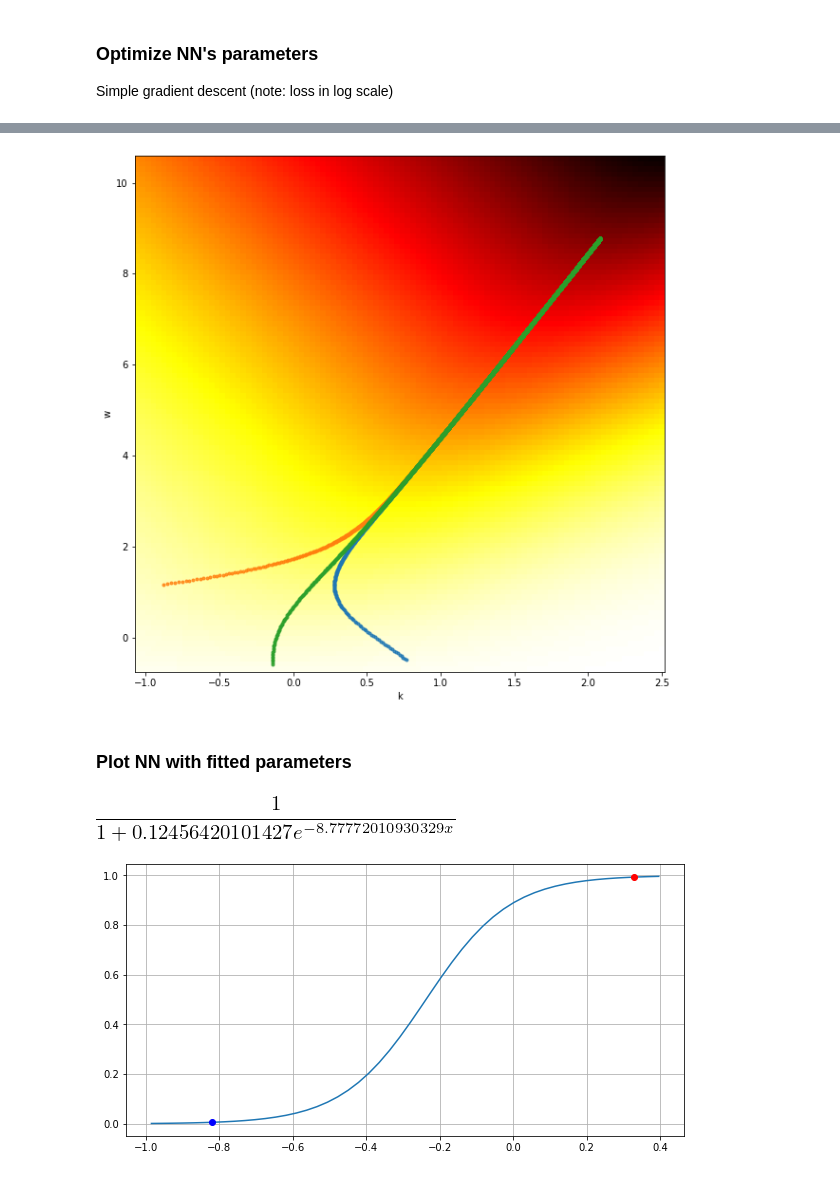
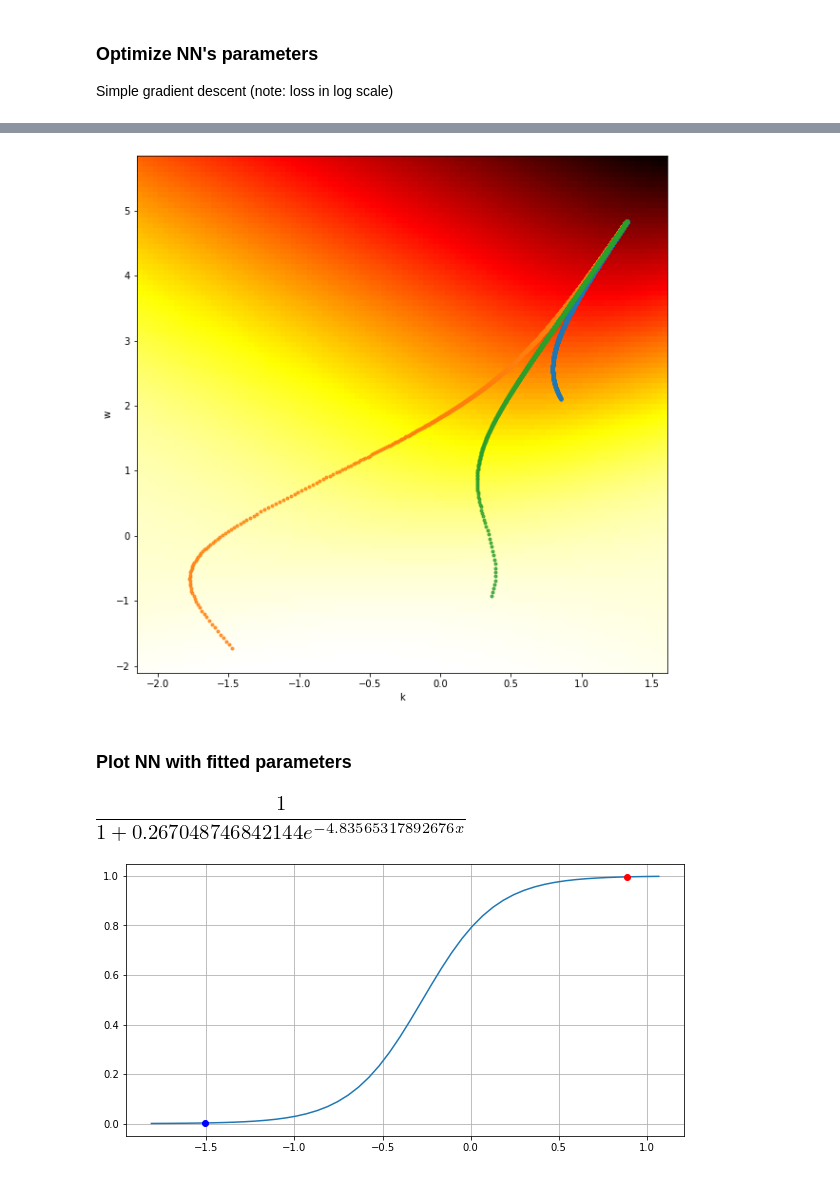
Before and after one commit to gmacario/10k, a Jupyter notebook: NN1 Neural Networks intro.ipynb, the cells around one changed output, grey strips where cells are left out. Saved outputs shown, nothing was run; the diff lists cells and outputs as text; code cells hidden in the pictures.

Commit message:
Add Learning Rate

```diff
--- a/NN1 Neural Networks intro.ipynb
+++ b/NN1 Neural Networks intro.ipynb
@@ -70,7 +70,7 @@ None
 
 Simple gradient descent (note: loss in log scale)
 # %%
-plt.figure(figsize=(10, 10))
+LEARNING_RATE = .1
 
 minx, miny = 0, 0
 maxx, maxy = 0, 0
@@ -83,10 +83,11 @@ for lines in range(3):
         maxx, maxy = max(maxx, p[0]), max(maxy, p[1])
         l = np.array(loss_f(*p))
         g = np.array(grad_f(*p))
-        points.append(p - g / 10)
+        points.append(p - LEARNING_RATE * g)
     paths.append(np.array(points))
     print(f"{lines+1:2d}: {np.array(p)} -> loss = {l} / grad = {g}")
 
+plt.figure(figsize=(10, 10))
 x = np.linspace(minx * 1.2, maxx * 1.2, 100)
 y = np.linspace(miny * 1.2, maxy * 1.2, 100)
 X, Y = np.meshgrid(x, y)
@@ -104,11 +105,11 @@ None
-[figure, old version]
+[figure, new version]
 # %% [markdown]
 ### Plot NN with fitted parameters
 # %%
 nn_fitted = nn.subs([(k_, paths[-1][-1][0]), (w_, paths[-1][-1][1])])
 nn_fitted
 # %% [output]
-[figure, old version]
+[figure, new version]
 # %%
 nn_f = sympy.lambdify(x_, nn_fitted)
 x = np.linspace(min(class0.min(), class1.min()) * 1.2, max(class0.max(), class1.max()) * 1.2)
@@ -120,4 +121,4 @@ for p in class1:
     plt.plot(p, nn_f(p), marker="o", color="red")
 plt.grid()
 # %% [output]
-[figure, old version]
+[figure, new version]
```
Also changed, not shown: parts of 3 cells of this notebook.
